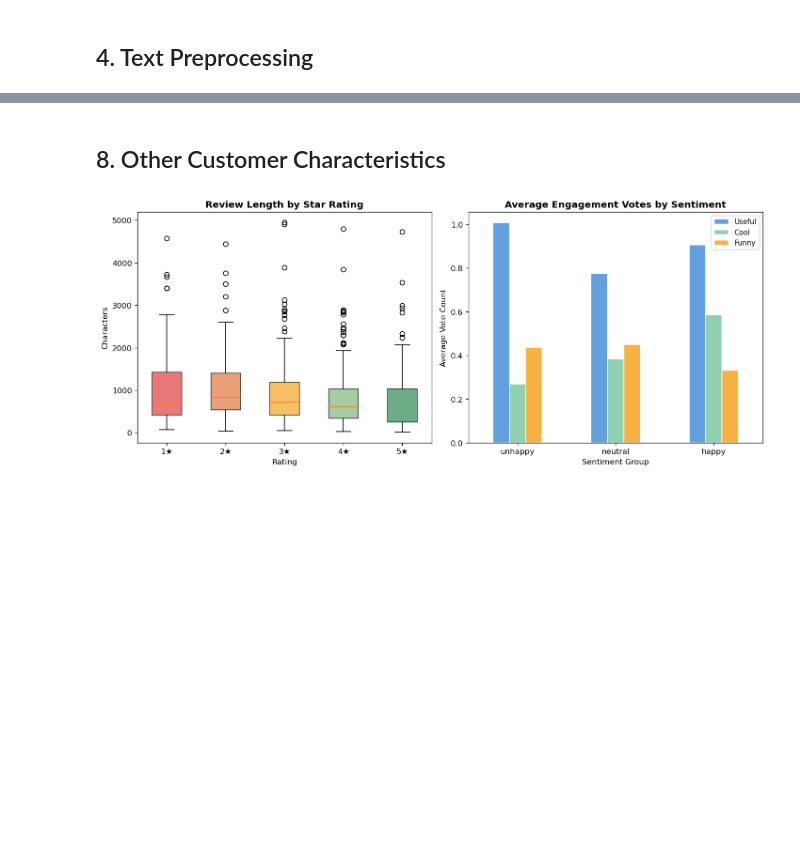
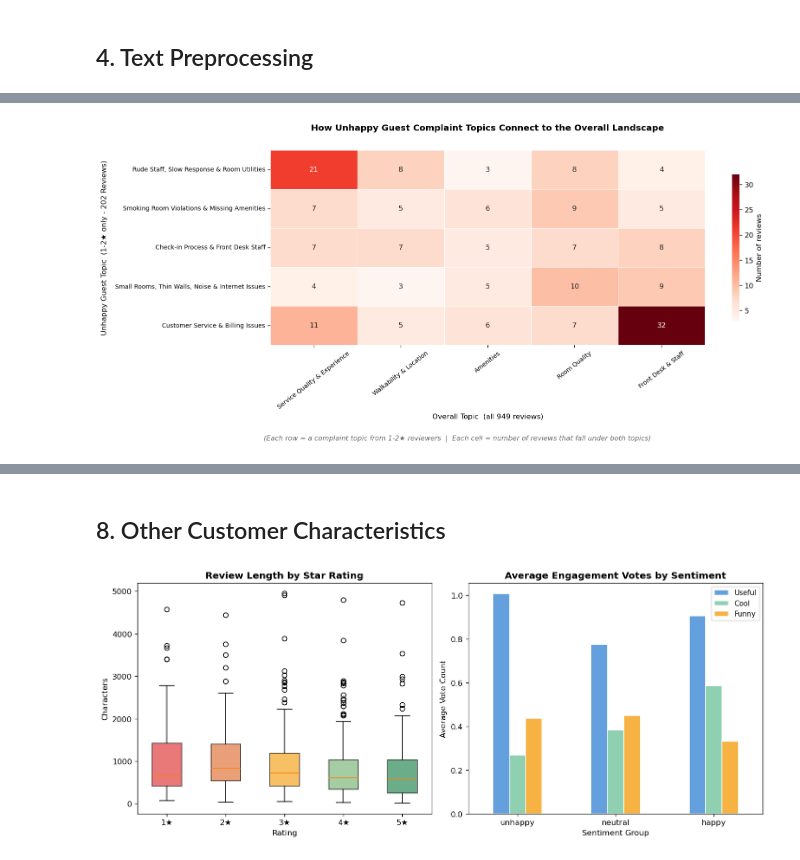
Before and after one commit to jtmcginley123/languageanalytics, a Jupyter notebook: Justus/hotel_topic_modeling.ipynb, the cells around one changed output, grey strips where cells are left out. Saved outputs shown, nothing was run; the diff lists cells and outputs as text; code cells hidden in the pictures; blank space fills up the shorter version.

```diff
--- a/Justus/hotel_topic_modeling.ipynb
+++ b/Justus/hotel_topic_modeling.ipynb
@@ -323,11 +299,15 @@ Happy reviews:   540
 # %%
-N_TOPICS_SEG = 5  # fewer reviews → fewer topics
+df_unhappy = df[df['sentiment'] == 'unhappy'].copy()
+df_happy   = df[df['sentiment'] == 'happy'].copy()
 
-def fit_lda(texts, n_topics=5, n_features=1000):
+N_TOPICS_SEG = 5
+
+def fit_lda(texts, n_topics=N_TOPICS_SEG, n_features=1000):
     vec = CountVectorizer(
-        max_df=0.90, min_df=3,
+        max_df=0.90,
+        min_df=3,
         max_features=n_features,
-        ngram_range=(2, 3)          # match the all-reviews model
+        ngram_range=(2, 3)
     )
     dtm = vec.fit_transform(texts)
     lda = LatentDirichletAllocation(
@@ -342,7 +322,7 @@ def fit_lda(texts, n_topics=5, n_features=1000):
 lda_unhappy, vec_unhappy, dtm_unhappy = fit_lda(df_unhappy['clean_text'], N_TOPICS_SEG)
 lda_happy,   vec_happy,   dtm_happy   = fit_lda(df_happy['clean_text'],   N_TOPICS_SEG)
 
-print(f'Segment-specific LDA models trained ({N_TOPICS_SEG} topics each, ngram 2–3):')
-print(f'  Unhappy (1–2★):  {len(df_unhappy):>3} reviews  —  perplexity: {lda_unhappy.perplexity(dtm_unhappy):.0f}')
-print(f'  Happy   (4–5★):  {len(df_happy):>3} reviews  —  perplexity: {lda_happy.perplexity(dtm_happy):.0f}')
+print(f'Segment-specific LDA models trained ({N_TOPICS_SEG} topics each, ngram 2-3):')
+print(f'  Unhappy (1-2★):  {len(df_unhappy):>3} reviews  -  perplexity: {lda_unhappy.perplexity(dtm_unhappy):.0f}')
+print(f'  Happy   (4-5★):  {len(df_happy):>3} reviews  -  perplexity: {lda_happy.perplexity(dtm_happy):.0f}')
 # %% [output]
@@ -394,2 +372,45 @@ Verify: do the phrases match each topic label?
   Phrases: business traveler, front desk, customer service, let check, staff extremely, staff member, right away, staff helpful, extremely helpful, booked hotwire, made sure, incredibly comfortable, t ...
+# %%
+# Map each unhappy review's segment topic → its corresponding overall topic
+df_unhappy_viz = df_unhappy.copy()
+df_unhappy_viz['seg_topic']       = lda_unhappy.transform(dtm_unhappy).argmax(axis=1)
+df_unhappy_viz['seg_topic_label'] = df_unhappy_viz['seg_topic'].map(TOPIC_LABELS_UNHAPPY)
+df_unhappy_viz['all_topic_label'] = df.loc[df_unhappy_viz.index, 'dominant_topic_label']
+
+# Cross-tabulate: unhappy topic (rows) vs all-reviews topic (columns) — raw review counts
+crosstab = pd.crosstab(df_unhappy_viz['seg_topic_label'], df_unhappy_viz['all_topic_label'])
+
+# Order rows by unhappy topic index; order columns to match the bar chart (TOPIC_LABELS_ALL order)
+row_order = [TOPIC_LABELS_UNHAPPY[i] for i in sorted(TOPIC_LABELS_UNHAPPY) if TOPIC_LABELS_UNHAPPY[i] in crosstab.index]
+col_order = [TOPIC_LABELS_ALL[i]     for i in sorted(TOPIC_LABELS_ALL)     if TOPIC_LABELS_ALL[i]     in crosstab.columns]
+crosstab  = crosstab.reindex(index=row_order, columns=col_order)
+
+fig, ax = plt.subplots(figsize=(14, 6))
+sns.heatmap(
+    crosstab,
+    annot=True, fmt='d', cmap='Reds',
+    linewidths=0.6, linecolor='white',
+    cbar_kws={'label': 'Number of reviews', 'shrink': 0.75},
+    ax=ax
+)
+
+ax.set_title(
+    'How Unhappy Guest Complaint Topics Connect to the Overall Landscape\n',
+    fontsize=12, fontweight='bold', pad=14
+)
+ax.set_xlabel('Overall Topic  (all 949 reviews)', fontsize=10, labelpad=5)
+ax.set_ylabel('Unhappy Guest Topic  (1-2★ only - 202 Reviews)', fontsize=10, labelpad=10)
+ax.tick_params(axis='x', rotation=38, labelsize=8.5)
+ax.tick_params(axis='y', rotation=0,  labelsize=8.5)
+
+plt.tight_layout()
+fig.text(
+    0.5, -0.04,
+    '(Each row = a complaint topic from 1-2★ reviewers  |  Each cell = number of reviews that fall under both topics)',
+    ha='center', fontsize=9.5, color='dimgray', style='italic'
+)
+plt.savefig('fig_unhappy_topic_map.png', bbox_inches='tight')
+plt.show()
+# %% [output]
+[figure, added]
 # %% [markdown]
```
Also changed, not shown: parts of 23 cells of this notebook.
